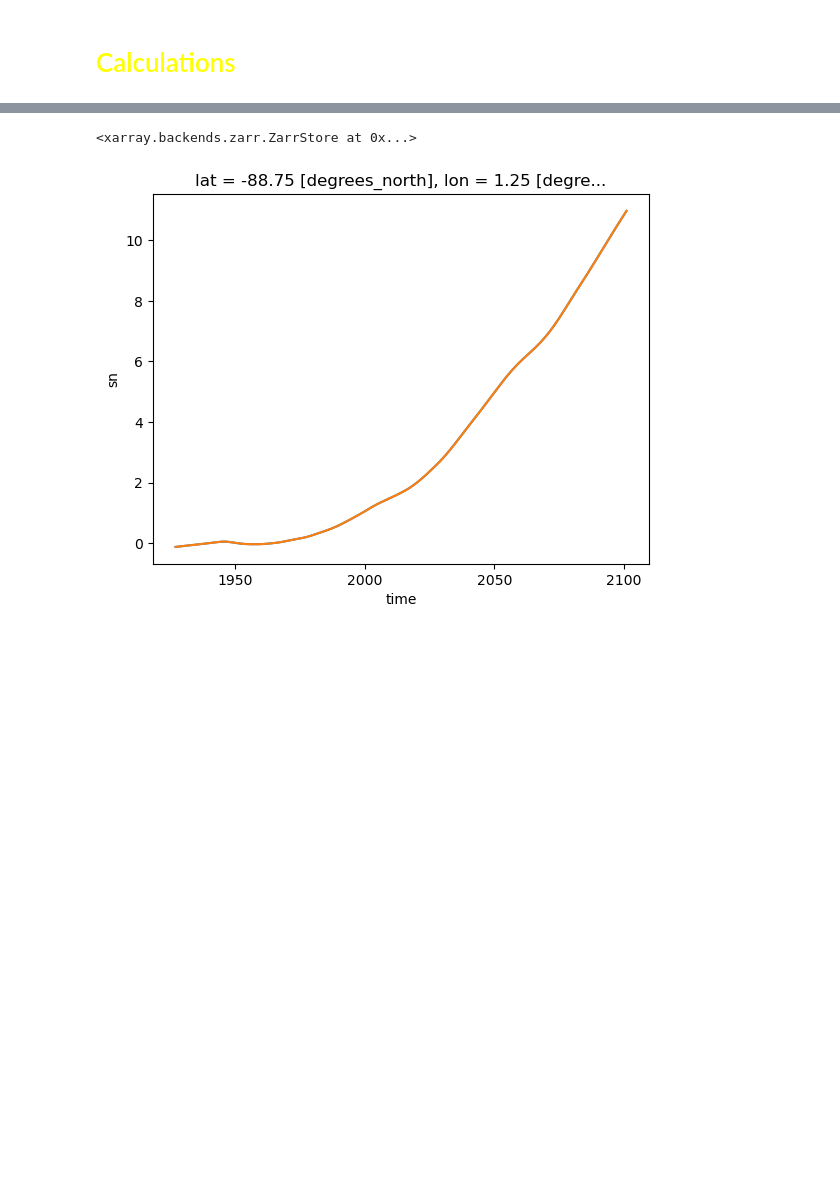
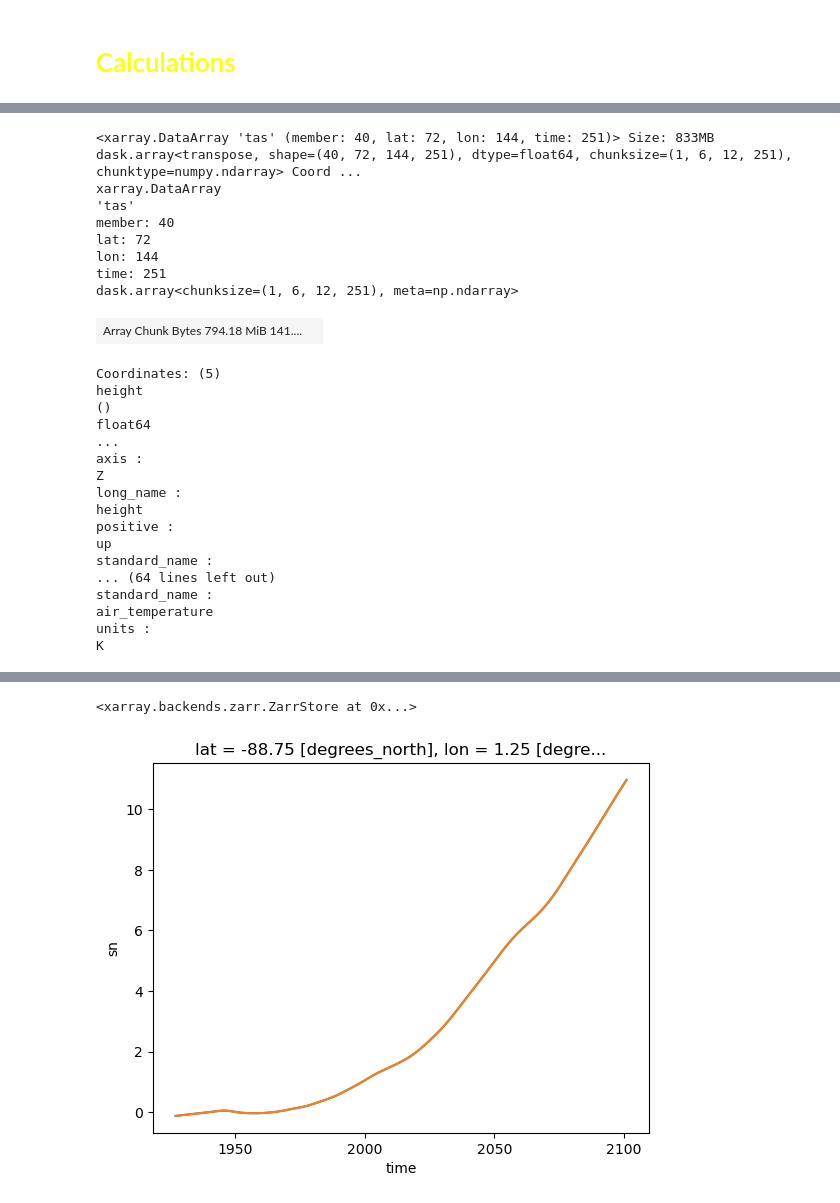
Before and after one commit to alexborowiak/time_of_emergene_drafts, a Jupyter notebook: toplevel_notebooks/03_pt2_base_period_delays.ipynb, the cells around one changed output, grey strips where cells are left out. Drawn from its saved outputs; the diff is of its cells as text; code cells hidden in the pictures; blank space fills up the shorter version.

```diff
--- a/toplevel_notebooks/03_pt2_base_period_delays.ipynb
+++ b/toplevel_notebooks/03_pt2_base_period_delays.ipynb
@@ -405,6 +429,35 @@ base_periods_to_run.shape
 # %%
 warnings.simplefilter(action="ignore", category=RuntimeWarning)
 warnings.filterwarnings("ignore", message="ks_2samp: Exact calculation unsuccessful")
+# %%
+data_raw_ds
+# %% [output]
+<xarray.DataArray 'tas' (member: 40, lat: 72, lon: 144, time: 251)> Size: 833MB dask.array<transpose, shape=(40, 72, 144, 251), dtype=float64, chunksize=(1, 6, 12, 251), chunktype=numpy.ndarray> Coord ...
+xarray.DataArray
+'tas'
+member: 40
+lat: 72
+lon: 144
+time: 251
+dask.array<chunksize=(1, 6, 12, 251), meta=np.ndarray>
+| Array Chunk Bytes 794.18 MiB 141.... |  |
+Coordinates: (5)
+height
+()
+float64
+...
+axis :
+Z
+long_name :
+height
+positive :
+up
+standard_name :
+... (64 lines left out)
+standard_name :
+air_temperature
+units :
+K
 # %%
 for i, base_period_start in enumerate(base_periods_to_run):
     t_start = time()
```
Also changed, not shown: parts of 26 cells of this notebook, 6 other files.
